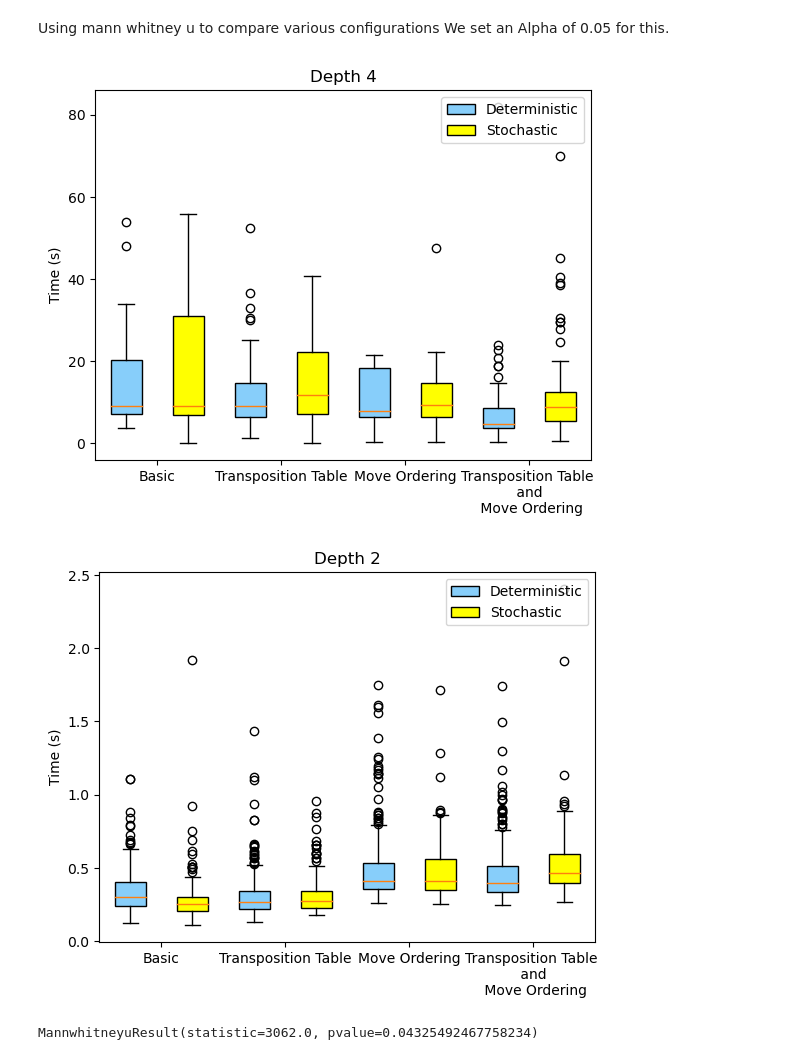
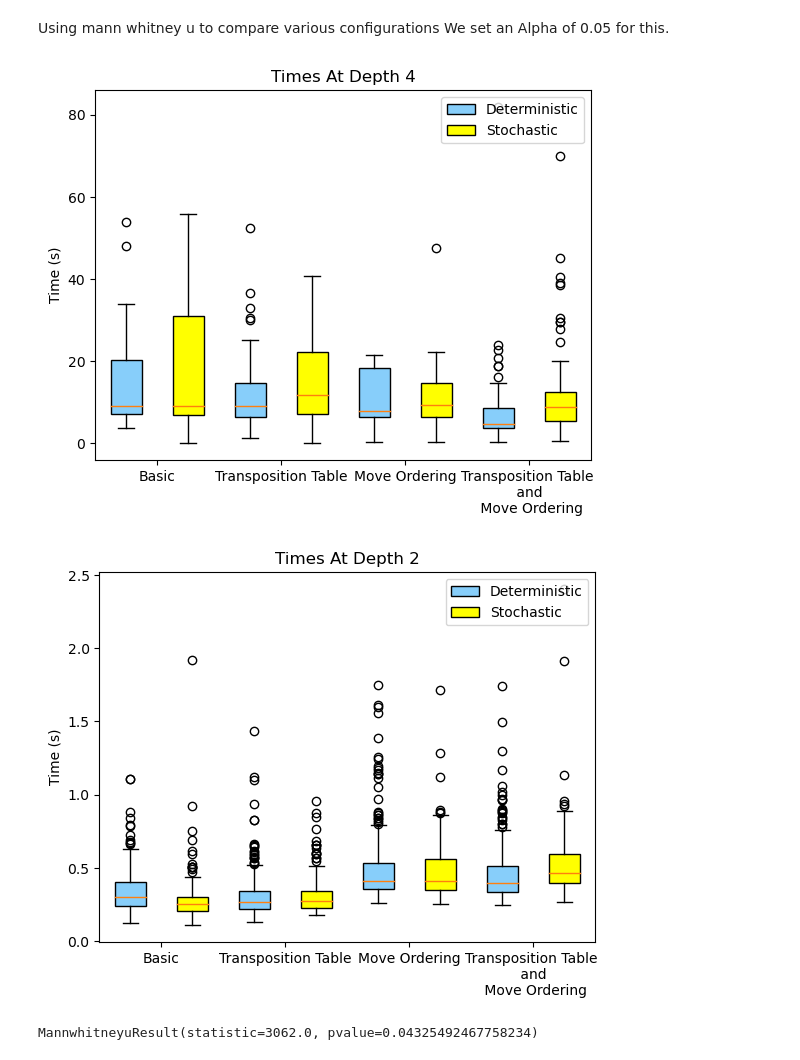
Before and after one commit to doodman06/Alpha-Betav2, a Jupyter notebook: Logs/PythonComparison.ipynb, the cells around one changed output. Saved outputs shown, nothing was run; the diff lists cells and outputs as text; code cells hidden in the pictures.

```diff
--- a/Logs/PythonComparison.ipynb
+++ b/Logs/PythonComparison.ipynb
@@ -35,22 +35,25 @@ We set an Alpha of 0.05 for this.
 # %%
 plt.figure()
 labels = ['Basic', 'Transposition Table', 'Move Ordering', 'Transposition Table \n and \n Move Ordering']
 all_data = [basicTime4Deterministic, basicTime4Stochastic, timeTranspostion4Deterministic, timeTranspostion4Stochastic, timeMoveOrdering4Deterministic, timeMoveOrdering4Stochastic, timeTranspostionMoveOrdering4Deterministic, timeTranspostionMoveOrdering4Stochastic]
 bplot1 = plt.boxplot(all_data, patch_artist=True)
 colors = ['lightskyblue', 'yellow', 'lightskyblue', 'yellow', 'lightskyblue', 'yellow', 'lightskyblue', 'yellow']
 for patch, color in zip(bplot1['boxes'], colors):
     patch.set_facecolor(color)
 #Set x-axis labels
 plt.xticks([1.5, 3.5, 5.5, 7.5], labels)
 #Add legend
 
 plt.legend([bplot1["boxes"][0], bplot1["boxes"][1]], ['Deterministic', 'Stochastic'], loc='upper right')
 
 plt.ylabel('Time (s)')
-plt.title('Depth 4')
+plt.title('Times At Depth 4')
+
+#Save the figure
+plt.savefig('timesDepth4.png', bbox_inches='tight')
 plt.show()
 # %% [output]
-[figure, old version]
+[figure, new version]
 # %%
 plt.figure()
 labels = ['Basic', 'Transposition Table', 'Move Ordering', 'Transposition Table \n and \n Move Ordering']
@@ -65,11 +68,15 @@ plt.xticks([1.5, 3.5, 5.5, 7.5], labels)
 
 plt.legend([bplot1["boxes"][0], bplot1["boxes"][1]], ['Deterministic', 'Stochastic'], loc='upper right')
 
+
 plt.ylabel('Time (s)')
-plt.title('Depth 2')
+plt.title('Times At Depth 2')
+
+#Save the figure
+plt.savefig('timeDepth2.png', bbox_inches='tight')
 plt.show()
 # %% [output]
-[figure, old version]
+[figure, new version]
 # %%
 mannwhitneyu(timeTranspostion4Deterministic, basicTime4Deterministic, alternative='less')
 # %% [output]
```
Also changed, not shown: parts of 21 cells of this notebook, 2 other files.
